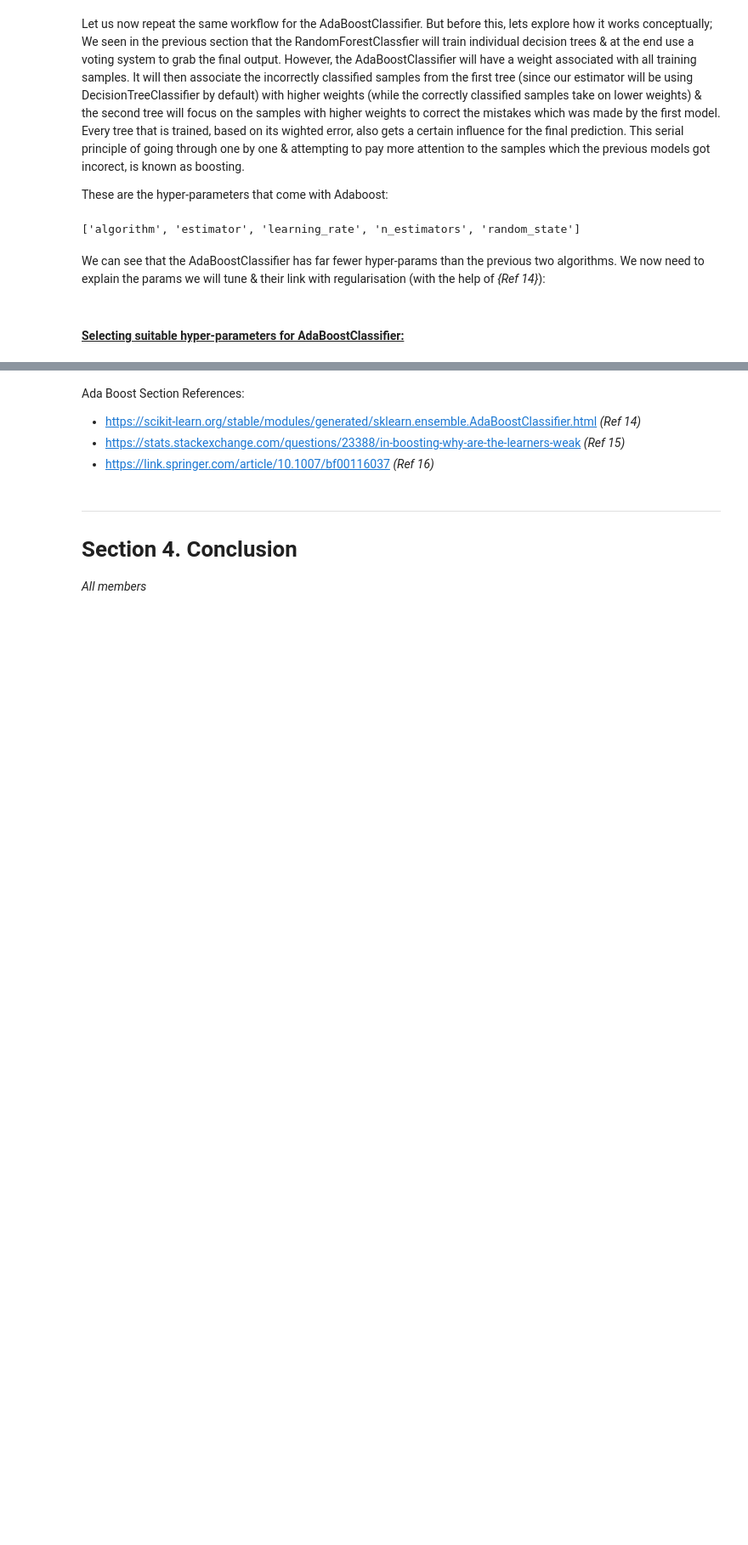
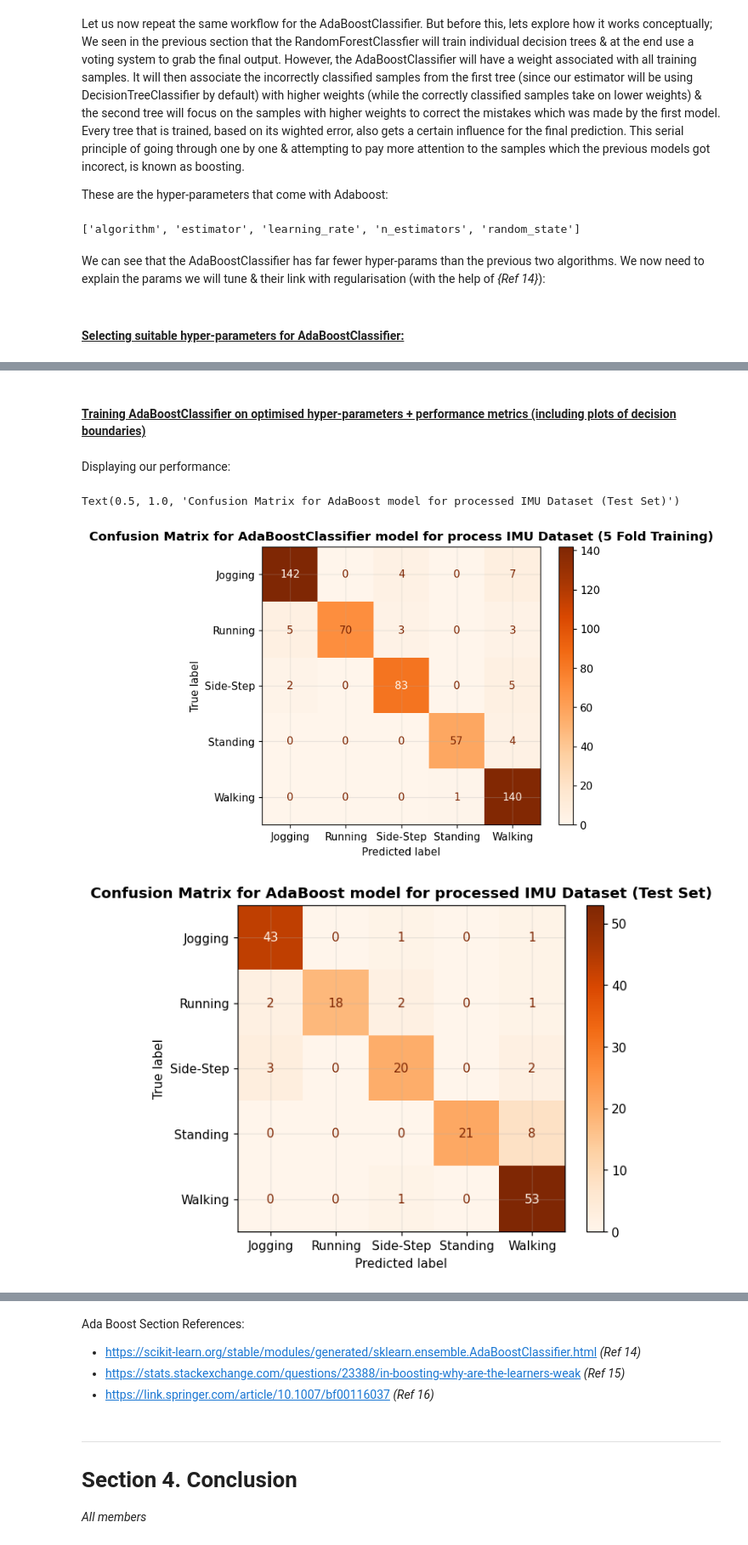
Before and after one commit to AKuinkel/cosc102-at3, a Jupyter notebook: COSC102_A3_Portfolio_for_ash.ipynb, the cells around one changed output, grey strips where cells are left out. Shown at 85% size. Drawn from its saved outputs; the diff is of its cells as text; code cells hidden in the pictures; blank space fills up the shorter version.

Commit message:
complete metrics

```diff
--- a/COSC102_A3_Portfolio_for_ash.ipynb
+++ b/COSC102_A3_Portfolio_for_ash.ipynb
@@ -2303,16 +2303,17 @@ from matplotlib import pyplot as plt
 
 conf_matrix_train = confusion_matrix(y_train,y_pred)
 conf_matrix_test = confusion_matrix(y_test,y_test_pred)
+act_labels = ['Jogging','Running','Side-Step','Standing','Walking']
 
 fig,ax = plt.subplots()
 ConfusionMatrixDisplay.from_estimator(sgd_classifier,X_train,y_train,
-                                      display_labels=['Jogging','Running','Side-Step','Standing','Walking'],
+                                      display_labels=act_labels,
                                       cmap=plt.cm.Oranges,ax=ax)
 ax.set_title("Confusion Matrix for SGDClassifier model for processed IMU Dataset (5 Fold Training)",fontweight="bold")
 
 fig,ax = plt.subplots()
 ConfusionMatrixDisplay.from_estimator(sgd_classifier,X_test,y_test,
-                                      display_labels=['Jogging','Running','Side-Step','Standing','Walking'],
+                                      display_labels=act_labels,
                                       cmap=plt.cm.Oranges,ax=ax)
 ax.set_title("Confusion Matrix for SGDClassifier model for processed IMU Dataset (Test Set)",fontweight="bold")
 # %% [output]
@@ -2558,0 +2628,29 @@ These are the two we will tune, the `estimator` will be left at the default (Non
+# %% [markdown]
+#### <u>Training AdaBoostClassifier on optimised hyper-parameters + performance metrics (including plots of decision boundaries)</u>
+# %%
+ada_boost_classifier = AdaBoostClassifier(estimator=None,n_estimators=100,learning_rate=0.25)
+ada_boost_classifier.fit(X_train,y_train)
+
+y_pred = cross_val_predict(ada_boost_classifier,X_train,y_train,cv=5) # run predictions for 5 fold cv
+
+# predictions for test set:
+y_test_pred = ada_boost_classifier.predict(X_test)
+# %% [markdown]
+Displaying our performance:
+# %%
+conf_matrix_train = confusion_matrix(y_train,y_pred)
+conf_matrix_test = confusion_matrix(y_test,y_test_pred)
+
+fig,ax = plt.subplots()
+ConfusionMatrixDisplay.from_estimator(ada_boost_classifier,X_train,y_train,
+                                      display_labels=act_labels,cmap=plt.cm.Oranges,ax=ax)
+ax.set_title("Confusion Matrix for AdaBoostClassifier model for process IMU Dataset (5 Fold Training)", fontweight="bold")
+
+fig,ax = plt.subplots()
+ConfusionMatrixDisplay.from_estimator(ada_boost_classifier,X_test,y_test,
+                                      display_labels=act_labels,cmap=plt.cm.Oranges,ax=ax)
+ax.set_title("Confusion Matrix for AdaBoost model for processed IMU Dataset (Test Set)",fontweight="bold")
+# %% [output]
+Text(0.5, 1.0, 'Confusion Matrix for AdaBoost model for processed IMU Dataset (Test Set)')
+[figure, added]
+[figure, added]
```
Also changed, not shown: parts of 12 cells of this notebook.
